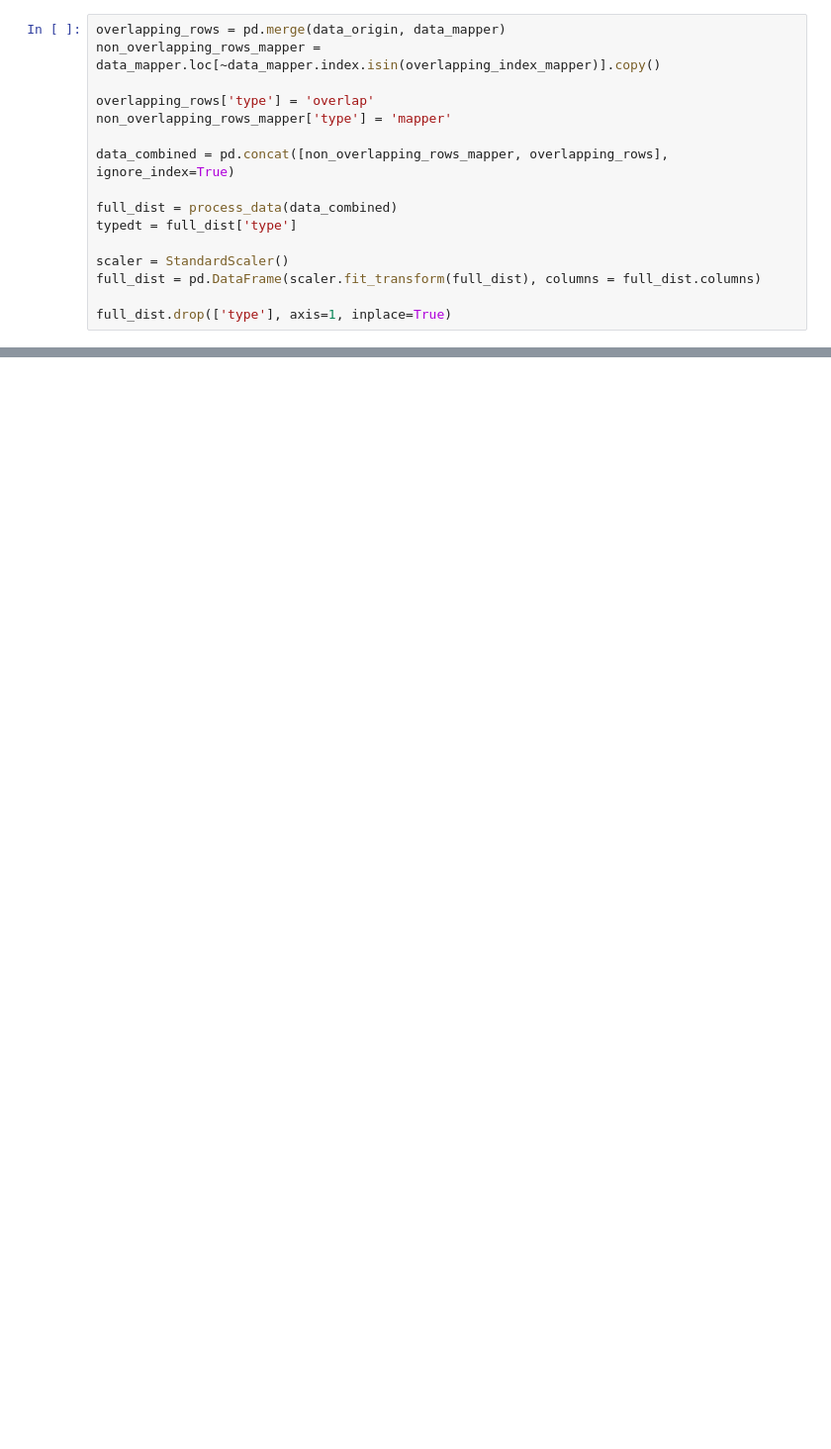
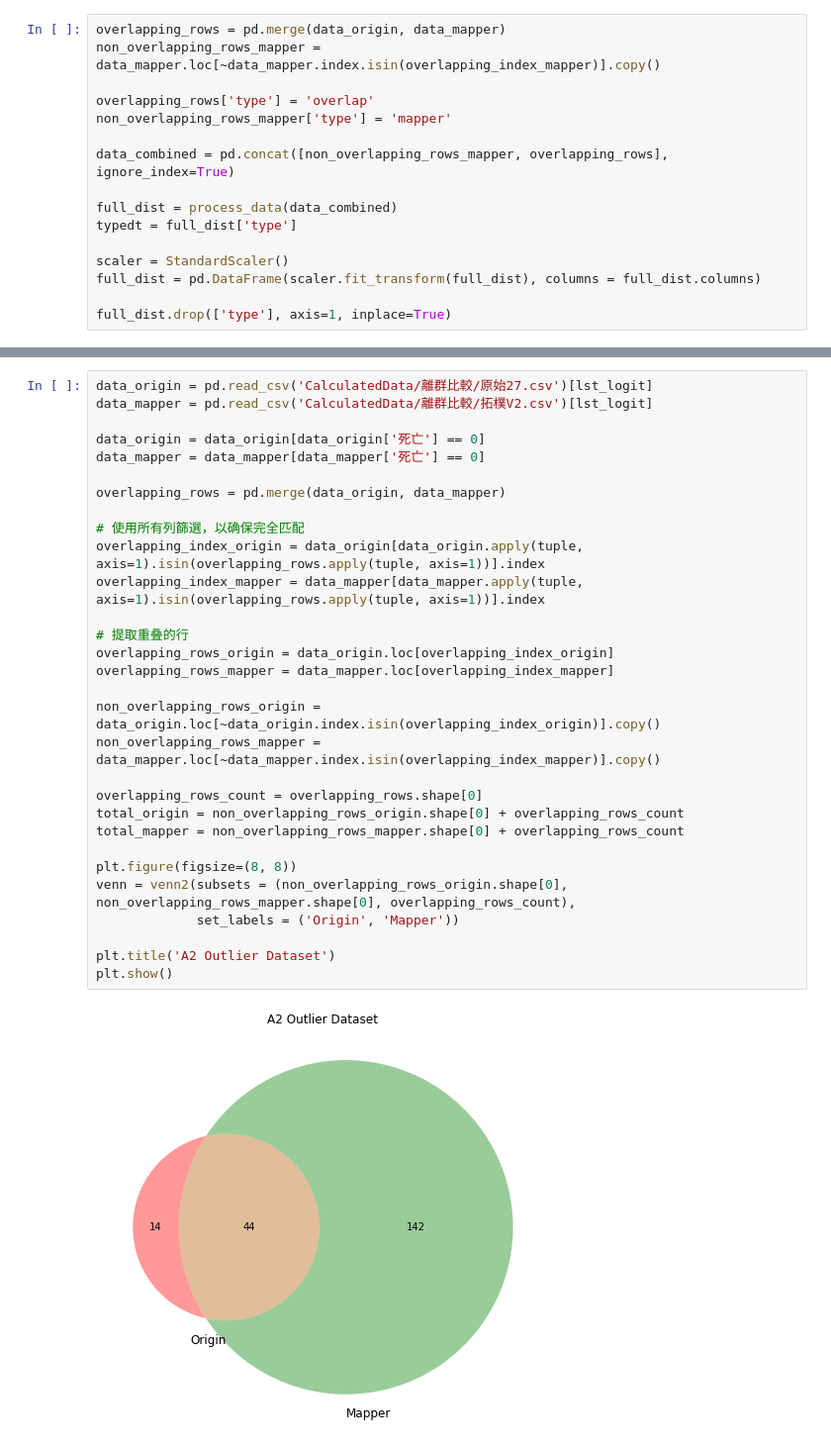
Before and after one commit to kennywang112/TrafficTDApython, a Jupyter notebook: 離群值比較V2.ipynb, the cells around one changed output, grey strips where cells are left out. Shown: that part at 99% size. Drawn from its saved outputs; the diff is of its cells as text; blank space fills up the shorter version.

Commit message:
outlier

```diff
--- a/離群值比較V2.ipynb
+++ b/離群值比較V2.ipynb
@@ -287,0 +304,32 @@ plt.show()
+# %%
+data_origin = pd.read_csv('CalculatedData/離群比較/原始27.csv')[lst_logit]
+data_mapper = pd.read_csv('CalculatedData/離群比較/拓樸V2.csv')[lst_logit]
+
+data_origin = data_origin[data_origin['死亡'] == 0]
+data_mapper = data_mapper[data_mapper['死亡'] == 0]
+
+overlapping_rows = pd.merge(data_origin, data_mapper)
+
+# 使用所有列篩選，以确保完全匹配
+overlapping_index_origin = data_origin[data_origin.apply(tuple, axis=1).isin(overlapping_rows.apply(tuple, axis=1))].index
+overlapping_index_mapper = data_mapper[data_mapper.apply(tuple, axis=1).isin(overlapping_rows.apply(tuple, axis=1))].index
+
+# 提取重叠的行
+overlapping_rows_origin = data_origin.loc[overlapping_index_origin]
+overlapping_rows_mapper = data_mapper.loc[overlapping_index_mapper]
+
+non_overlapping_rows_origin = data_origin.loc[~data_origin.index.isin(overlapping_index_origin)].copy()
+non_overlapping_rows_mapper = data_mapper.loc[~data_mapper.index.isin(overlapping_index_mapper)].copy()
+
+overlapping_rows_count = overlapping_rows.shape[0]
+total_origin = non_overlapping_rows_origin.shape[0] + overlapping_rows_count
+total_mapper = non_overlapping_rows_mapper.shape[0] + overlapping_rows_count
+
+plt.figure(figsize=(8, 8))
+venn = venn2(subsets = (non_overlapping_rows_origin.shape[0], non_overlapping_rows_mapper.shape[0], overlapping_rows_count),
+             set_labels = ('Origin', 'Mapper'))
+
+plt.title('A2 Outlier Dataset')
+plt.show()
+# %% [output]
+[figure, added]
```
Also changed, not shown: parts of 13 cells of this notebook, 4 other files.
